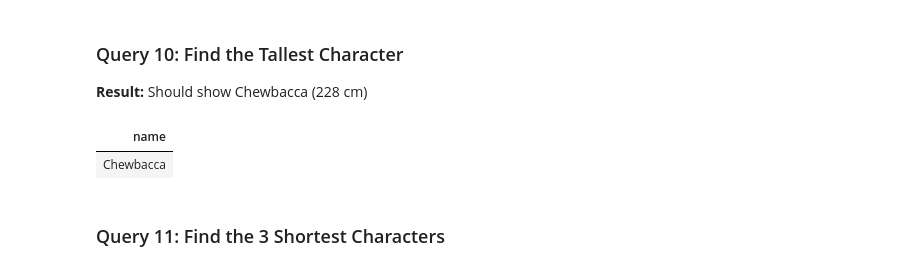
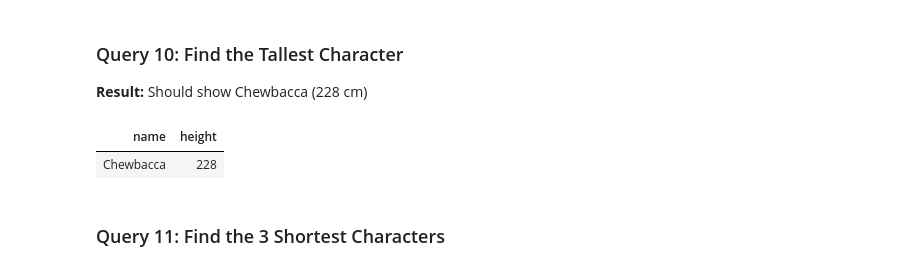
Before and after one commit to TempeHS/2025CT_SQL_Seb.L, a Jupyter notebook: lessons/lesson3_sorting.ipynb, the cells around one changed output. Saved outputs shown, nothing was run; the diff lists cells and outputs as text; code cells hidden in the pictures.

```diff
--- a/lessons/lesson3_sorting.ipynb
+++ b/lessons/lesson3_sorting.ipynb
@@ -342,13 +361,13 @@ LIMIT(5);
 # %%
 %%sql
 -- Query 10: Find the tallest character
-SELECT DISTINCT name
+SELECT DISTINCT name, height
 FROM characters
 ORDER BY height DESC
 LIMIT (1);
 # %% [output]
-| name |
-| Chewbacca |
+| name | height |
+| Chewbacca | 228 |
 # %% [markdown]
 ### Query 11: Find the 3 Shortest Characters
 # %%
```
Also changed, not shown: parts of 10 cells of this notebook, 1 other file.
